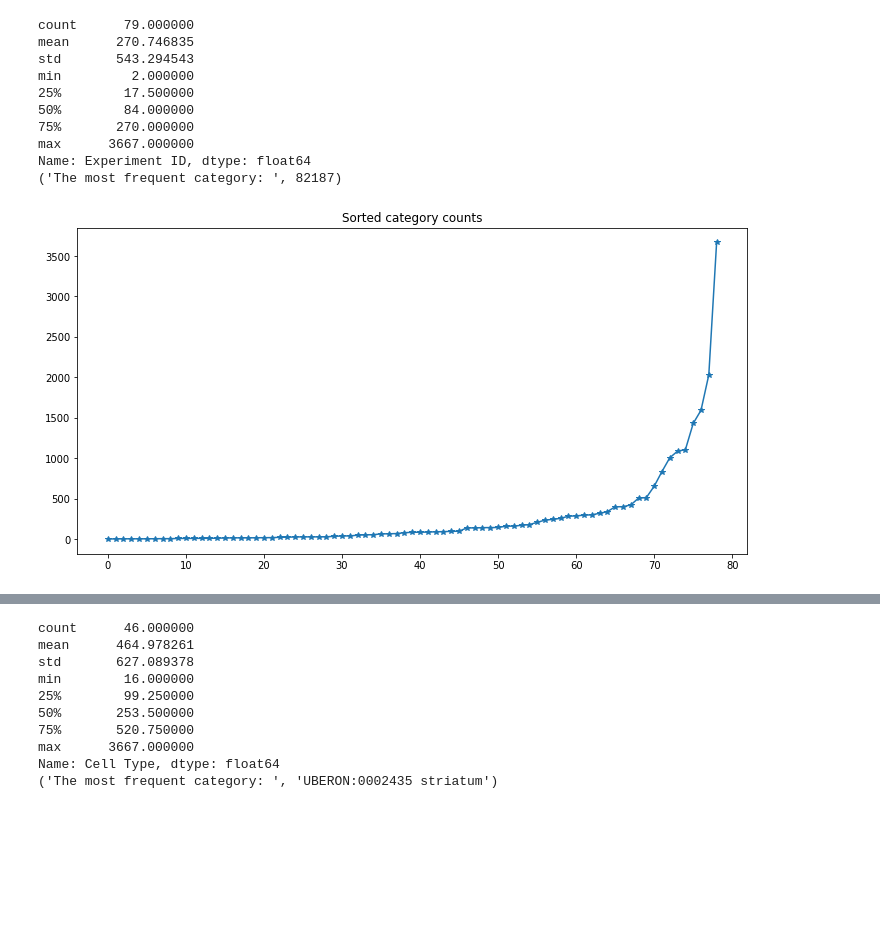
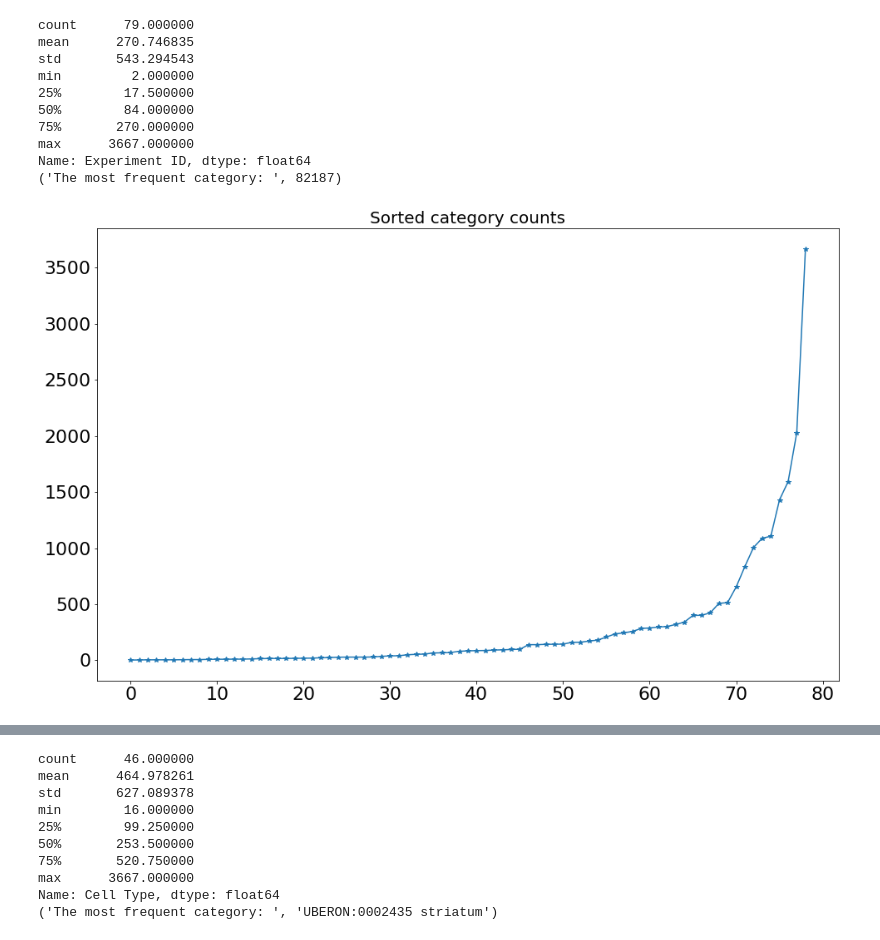
Before and after one commit to gengshan-y/scRNA-seq-classification, a Jupyter notebook: visualize.ipynb, the cells around one changed output, grey strips where cells are left out. Saved outputs shown, nothing was run; the diff lists cells and outputs as text; code cells hidden in the pictures; blank space fills up the shorter version.

```diff
--- a/visualize.ipynb
+++ b/visualize.ipynb
@@ -77,10 +77,10 @@ Name: Experiment ID, dtype: float64
 # %%
 sorted_exp_counts = sorted(exp_counts.values)
 index_100 = np.where(np.array(sorted_exp_counts) > 100)[0][0]
 
-plt.figure(figsize=(12, 6))
-plt.title("Sorted category counts")
+plt.figure(figsize=(16, 10))
+plt.title("Sorted category counts",fontsize=20)
 _ = plt.plot(sorted_exp_counts, '*-')
 # %% [output]
-[figure, old version]
+[figure, new version]
 # %%
```
Also changed, not shown: parts of 4 cells of this notebook, 8 other files.
